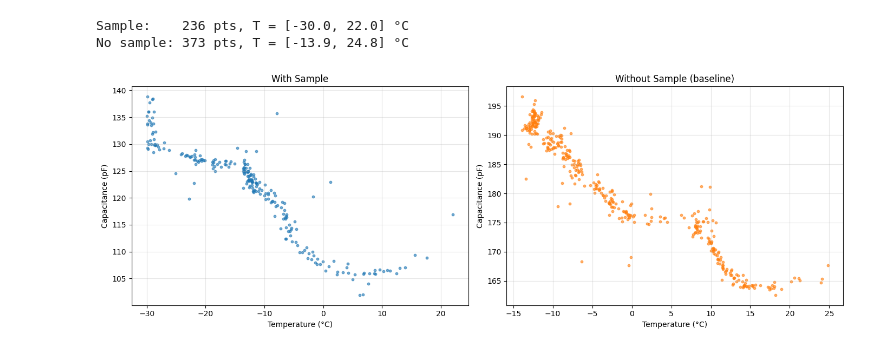
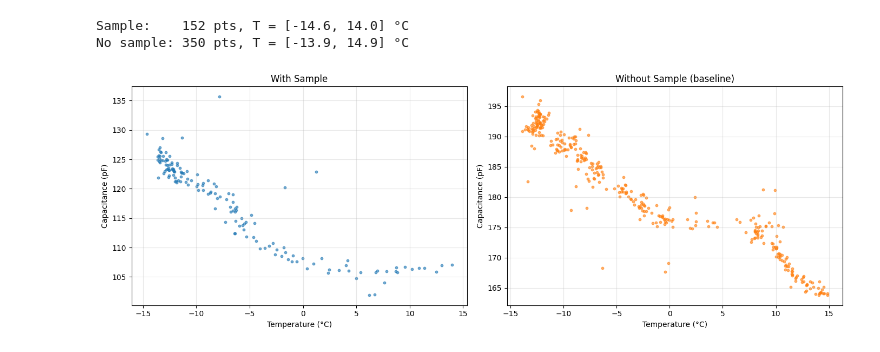
Before and after one commit to roznik20/crystal-expansion-research, a Jupyter notebook: data_analysis.ipynb, the cells around one changed output. Saved outputs shown, nothing was run; the diff lists cells and outputs as text; code cells hidden in the pictures.

```diff
--- a/data_analysis.ipynb
+++ b/data_analysis.ipynb
@@ -13,8 +13,8 @@ df_sample['capacitance_pF'] = df_sample['capacitance_value'] * 1e12
 df_nosample['capacitance_pF'] = df_nosample['capacitance_value'] * 1e12
 
 # Reliable temperature ranges
-T_MIN_SAMPLE, T_MAX = -30, 25
-T_MIN_NOSAMPLE = -15
+T_MIN_SAMPLE, T_MAX = -15, 15
+T_MIN_NOSAMPLE = T_MIN_SAMPLE
 
 df_s = df_sample[(df_sample['temperature_C'] >= T_MIN_SAMPLE) & (df_sample['temperature_C'] <= T_MAX)].copy()
 df_n = df_nosample[(df_nosample['temperature_C'] >= T_MIN_NOSAMPLE) & (df_nosample['temperature_C'] <= T_MAX)].copy()
@@ -23,36 +23,36 @@ df_n = df_nosample[(df_nosample['temperature_C'] >= T_MIN_NOSAMPLE) & (df_nosamp
 for label, d in [('sample', df_s), ('no_sample', df_n)]:
     med = d['capacitance_pF'].median()
     std = d['capacitance_pF'].std()
     mask = (d['capacitance_pF'] > med - 3*std) & (d['capacitance_pF'] < med + 3*std)
     if label == 'sample':
         df_s = d[mask].copy()
     else:
         df_n = d[mask].copy()
 
 print(f"Sample:    {len(df_s)} pts, T = [{df_s['temperature_C'].min():.1f}, {df_s['temperature_C'].max():.1f}] °C")
 print(f"No sample: {len(df_n)} pts, T = [{df_n['temperature_C'].min():.1f}, {df_n['temperature_C'].max():.1f}] °C")
 
 # Plot both datasets
 fig, (ax1, ax2) = plt.subplots(1, 2, figsize=(14, 5))
 
 ax1.scatter(df_s['temperature_C'], df_s['capacitance_pF'], s=10, alpha=0.6, color='tab:blue')
 ax1.set_xlabel('Temperature (°C)')
 ax1.set_ylabel('Capacitance (pF)')
 ax1.set_title('With Sample')
 ax1.grid(True, alpha=0.3)
 
 ax2.scatter(df_n['temperature_C'], df_n['capacitance_pF'], s=10, alpha=0.6, color='tab:orange')
 ax2.set_xlabel('Temperature (°C)')
 ax2.set_ylabel('Capacitance (pF)')
 ax2.set_title('Without Sample (baseline)')
 ax2.grid(True, alpha=0.3)
 
 plt.tight_layout()
 plt.show()
 # %% [output]
-Sample:    236 pts, T = [-30.0, 22.0] °C
-No sample: 373 pts, T = [-13.9, 24.8] °C
+Sample:    152 pts, T = [-14.6, 14.0] °C
+No sample: 350 pts, T = [-13.9, 14.9] °C
-[figure, old version]
+[figure, new version]
 # %%
 # Linear fit: capacitance_pF = m * temperature_C + b
 m_s, b_s = np.polyfit(df_s['temperature_C'], df_s['capacitance_pF'], 1)
```
Also changed, not shown: parts of 2 cells of this notebook, 1 other file.
